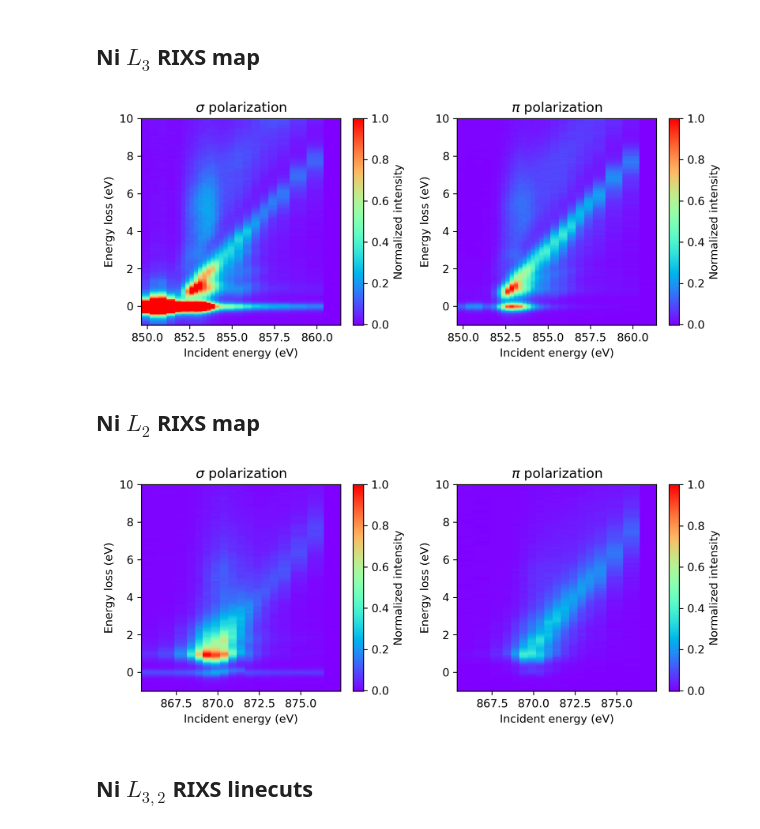
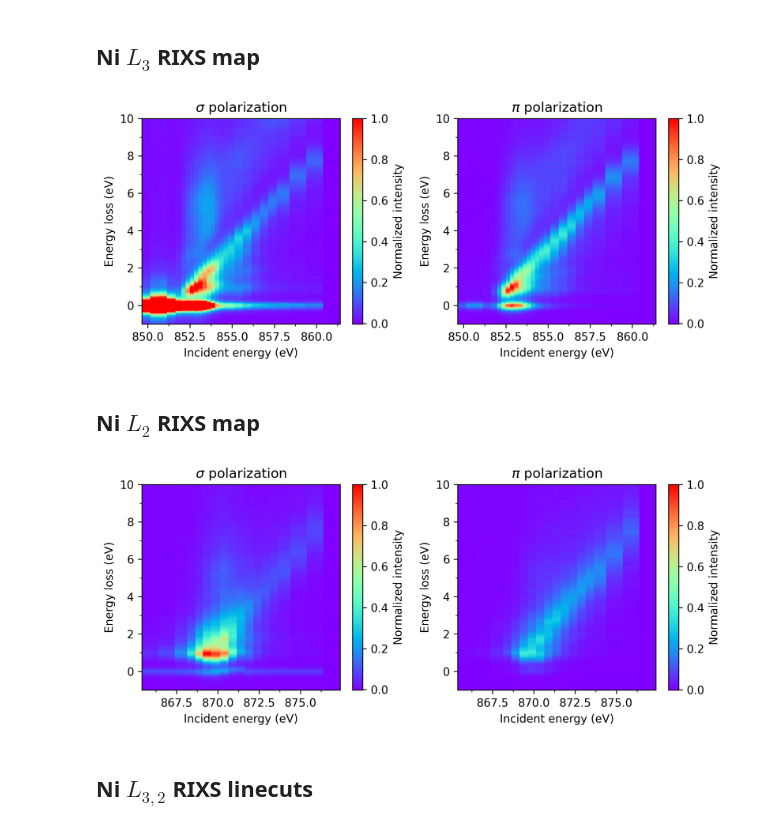
Before and after one commit to mpmdean/Fabbris2023resonant, a Jupyter notebook: plots_La4Ni3O8.ipynb, the cells around one changed output. Cells and saved outputs as stored; diff of their text form; code cells hidden in the pictures.

```diff
--- a/plots_La4Ni3O8.ipynb
+++ b/plots_La4Ni3O8.ipynb
@@ -102,11 +103,13 @@ plt.title(r"O $K$ edge TFY")
 
 for ax in axs.flatten():
     plt.sca(ax)
-    plt.tick_params(direction="in", top=True, right=True)
+    add_minor_ticks(ax)
+    plt.tick_params(direction="in", which='both', top=True, right=True)
     plt.ylabel("Intensity (arb. units)")
     plt.xlabel("Energy (eV)")
     plt.legend(fontsize=9, handlelength=1)
 
+
 plt.tight_layout()
 # %% [output]
 [figure]
@@ -115,24 +118,26 @@ plt.tight_layout()
 # %%
 fig, axs = plt.subplots(1, 2, figsize=(8, 3.5), dpi=300)
 
 norm = np.array(pi["l3map"]["rixs"])[:, pi["l3map"]["eloss"] > 0.5].max()
 
 for pol, ax in zip([sig["l3map"], pi["l3map"]], axs):
     plt.sca(ax)
     x, y = np.meshgrid(pol["ein"], pol["eloss"])
     z = np.array(pol["rixs"]).transpose()/norm
 
     plt.pcolor(x, y, z, cmap='rainbow', edgecolors='face', vmax=1)
     plt.ylim(-1,10)
     cax = plt.colorbar(label="Normalized intensity")
     plt.xlabel("Incident energy (eV)")
     plt.ylabel("Energy loss (eV)")
+    add_minor_ticks(ax)
 
 axs[1].set_title(r"$\pi$ polarization")
 axs[0].set_title(r"$\sigma$ polarization")
 plt.tight_layout()
+plt.savefig("La4Ni3O8.pdf", dpi=600)
 # %% [output]
-[figure, old version]
+[figure, new version]
 # %% [markdown]
 ## Ni $L_2$ RIXS map
 # %%
@@ -150,12 +155,14 @@ for pol, ax in zip([sig["l2map"], pi["l2map"]], axs):
     cax = plt.colorbar(label="Normalized intensity")
     plt.xlabel("Incident energy (eV)")
     plt.ylabel("Energy loss (eV)")
+    add_minor_ticks(ax)
+
 
 axs[0].set_title(r"$\sigma$ polarization")
 axs[1].set_title(r"$\pi$ polarization")
 plt.tight_layout()
 # %% [output]
-[figure, old version]
+[figure, new version]
 # %% [markdown]
 ## Ni $L_{3, 2}$ RIXS linecuts
 # %%
```
Also changed, not shown: parts of 4 cells of this notebook, 4 other files.
